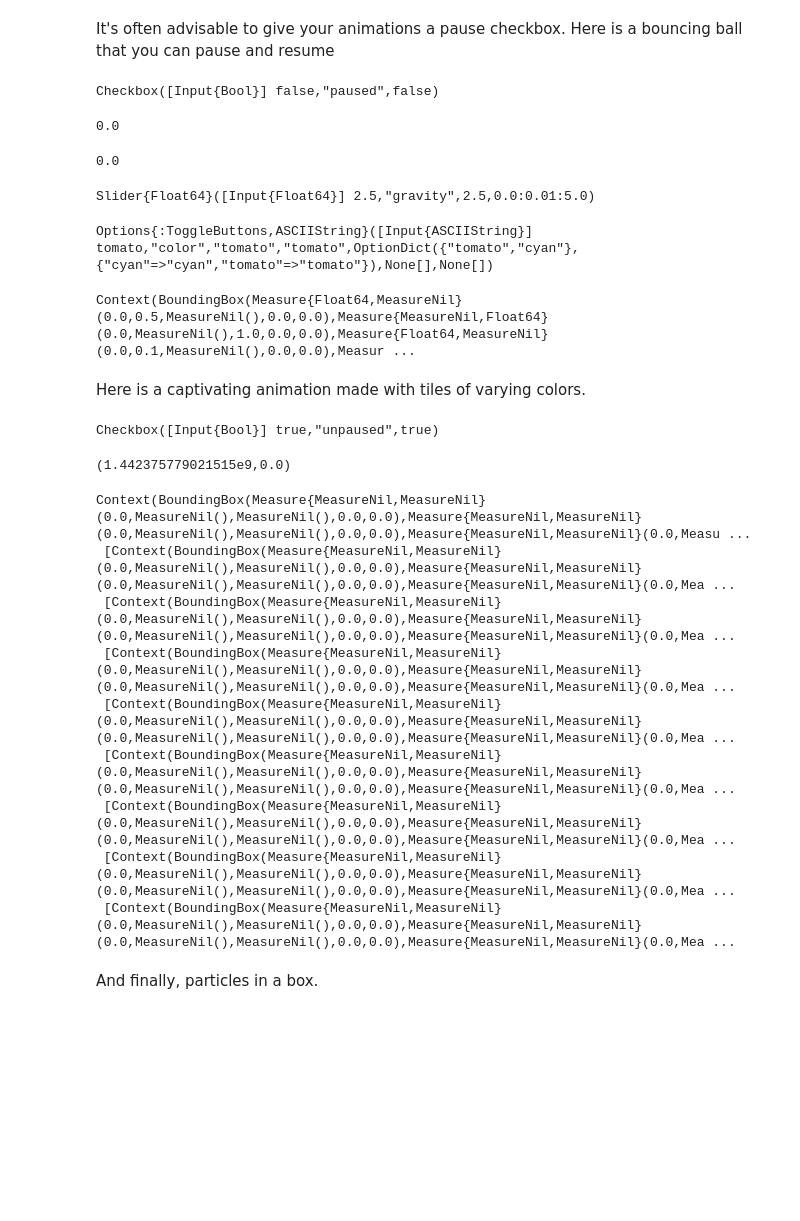
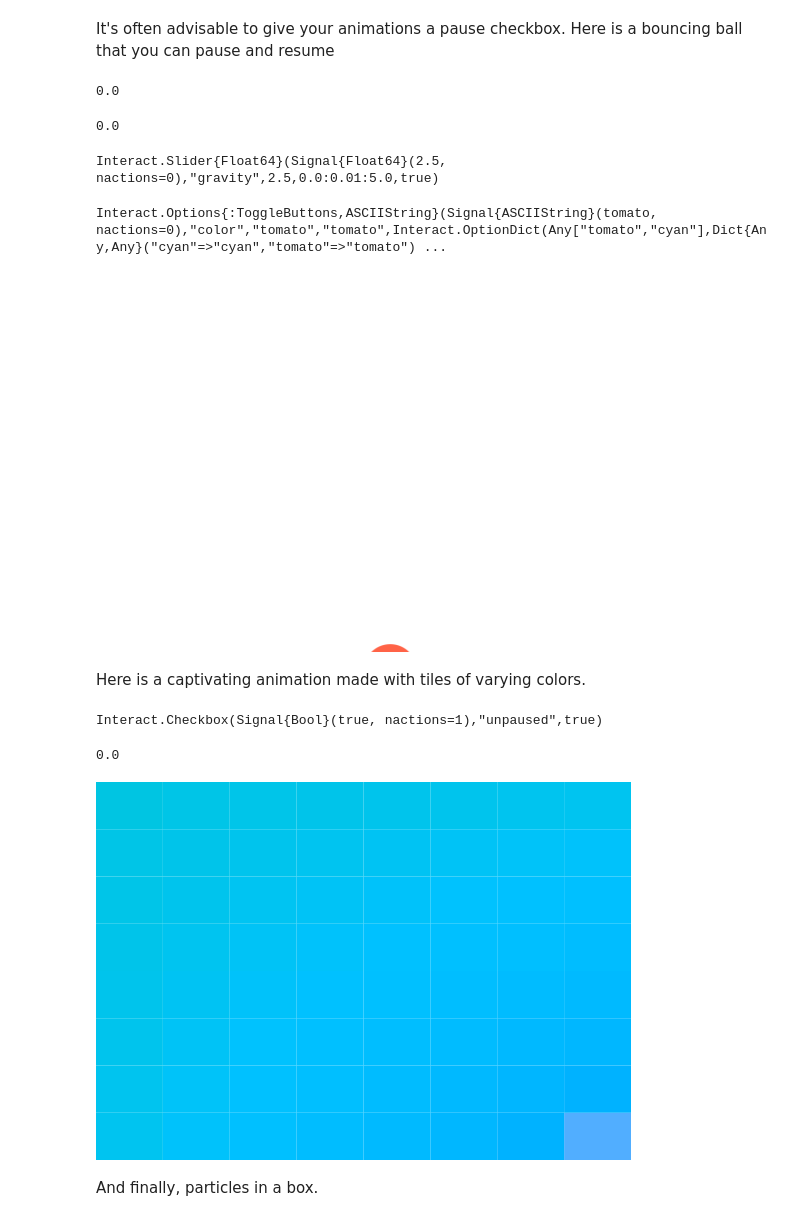
Before and after one commit to JuliaGizmos/Interact.jl, a Jupyter notebook: doc/notebooks/04-Animations.ipynb, the cells around one changed output. Cells and saved outputs as stored; diff of their text form; code cells hidden in the pictures; blank space fills up the shorter version.

```diff
--- a/doc/notebooks/04-Animations.ipynb
+++ b/doc/notebooks/04-Animations.ipynb
@@ -27,44 +27,34 @@ It's often advisable to give your animations a pause checkbox. Here is a bouncin
 # %%
 using Compose
 
 @manipulate for
-    paused=false,
-    dt = fpswhen(lift(!, paused), 30),       # stop updating time when paused.
-    t = foldl(+, 0., dt),                    # add up the time deltas to get time
+    dt = fps(30),
+    t = foldp(+, 0., dt),                    # add up the time deltas to get time
     gravity = 0:0.01:5,                      # some sort of gravity
     color = ["tomato", "cyan"]               # color the ball
 
     compose(context(0.5, 1-abs(sin(t*gravity)), 0.1, 0.1), fill(parse(Colorant, color)), circle())
 end
 # %% [output]
-Checkbox([Input{Bool}] false,"paused",false)
+0.0
 0.0
-0.0
+Interact.Slider{Float64}(Signal{Float64}(2.5, nactions=0),"gravity",2.5,0.0:0.01:5.0,true)
-Slider{Float64}([Input{Float64}] 2.5,"gravity",2.5,0.0:0.01:5.0)
+Interact.Options{:ToggleButtons,ASCIIString}(Signal{ASCIIString}(tomato, nactions=0),"color","tomato","tomato",Interact.OptionDict(Any["tomato","cyan"],Dict{Any,Any}("cyan"=>"cyan","tomato"=>"tomato") ...
-Options{:ToggleButtons,ASCIIString}([Input{ASCIIString}] tomato,"color","tomato","tomato",OptionDict({"tomato","cyan"},{"cyan"=>"cyan","tomato"=>"tomato"}),None[],None[])
-Context(BoundingBox(Measure{Float64,MeasureNil}(0.0,0.5,MeasureNil(),0.0,0.0),Measure{MeasureNil,Float64}(0.0,MeasureNil(),1.0,0.0,0.0),Measure{Float64,MeasureNil}(0.0,0.1,MeasureNil(),0.0,0.0),Measur ...
+[figure, added]
 # %% [markdown]
 Here is a captivating animation made with tiles of varying colors.
 # %%
 using Colors
 using Compose
 
-@manipulate for unpaused = true, x=timestamp(fpswhen(unpaused, 30.))
-    gridstack([compose(context(), rectangle(), fill(ColorTypes.LCHab(70.0, 60.0, 100*x[1]+i*j)))
+@manipulate for unpaused = true, ticks=fpswhen(signal(unpaused), 30.)
+    gridstack([compose(context(), rectangle(), fill(ColorTypes.LCHab(70.0, 60.0, 100*time()+i*j)))
                    for i in 1:8, j in 1:8])
 end
 # %% [output]
-Checkbox([Input{Bool}] true,"unpaused",true)
+Interact.Checkbox(Signal{Bool}(true, nactions=1),"unpaused",true)
-(1.442375779021515e9,0.0)
+0.0
-Context(BoundingBox(Measure{MeasureNil,MeasureNil}(0.0,MeasureNil(),MeasureNil(),0.0,0.0),Measure{MeasureNil,MeasureNil}(0.0,MeasureNil(),MeasureNil(),0.0,0.0),Measure{MeasureNil,MeasureNil}(0.0,Measu ...
- [Context(BoundingBox(Measure{MeasureNil,MeasureNil}(0.0,MeasureNil(),MeasureNil(),0.0,0.0),Measure{MeasureNil,MeasureNil}(0.0,MeasureNil(),MeasureNil(),0.0,0.0),Measure{MeasureNil,MeasureNil}(0.0,Mea ...
- [Context(BoundingBox(Measure{MeasureNil,MeasureNil}(0.0,MeasureNil(),MeasureNil(),0.0,0.0),Measure{MeasureNil,MeasureNil}(0.0,MeasureNil(),MeasureNil(),0.0,0.0),Measure{MeasureNil,MeasureNil}(0.0,Mea ...
- [Context(BoundingBox(Measure{MeasureNil,MeasureNil}(0.0,MeasureNil(),MeasureNil(),0.0,0.0),Measure{MeasureNil,MeasureNil}(0.0,MeasureNil(),MeasureNil(),0.0,0.0),Measure{MeasureNil,MeasureNil}(0.0,Mea ...
- [Context(BoundingBox(Measure{MeasureNil,MeasureNil}(0.0,MeasureNil(),MeasureNil(),0.0,0.0),Measure{MeasureNil,MeasureNil}(0.0,MeasureNil(),MeasureNil(),0.0,0.0),Measure{MeasureNil,MeasureNil}(0.0,Mea ...
- [Context(BoundingBox(Measure{MeasureNil,MeasureNil}(0.0,MeasureNil(),MeasureNil(),0.0,0.0),Measure{MeasureNil,MeasureNil}(0.0,MeasureNil(),MeasureNil(),0.0,0.0),Measure{MeasureNil,MeasureNil}(0.0,Mea ...
- [Context(BoundingBox(Measure{MeasureNil,MeasureNil}(0.0,MeasureNil(),MeasureNil(),0.0,0.0),Measure{MeasureNil,MeasureNil}(0.0,MeasureNil(),MeasureNil(),0.0,0.0),Measure{MeasureNil,MeasureNil}(0.0,Mea ...
- [Context(BoundingBox(Measure{MeasureNil,MeasureNil}(0.0,MeasureNil(),MeasureNil(),0.0,0.0),Measure{MeasureNil,MeasureNil}(0.0,MeasureNil(),MeasureNil(),0.0,0.0),Measure{MeasureNil,MeasureNil}(0.0,Mea ...
- [Context(BoundingBox(Measure{MeasureNil,MeasureNil}(0.0,MeasureNil(),MeasureNil(),0.0,0.0),Measure{MeasureNil,MeasureNil}(0.0,MeasureNil(),MeasureNil(),0.0,0.0),Measure{MeasureNil,MeasureNil}(0.0,Mea ...
+[figure, added]
 # %% [markdown]
 And finally, particles in a box.
 # %%
```
Also changed, not shown: parts of 3 cells of this notebook, 3 other files.
